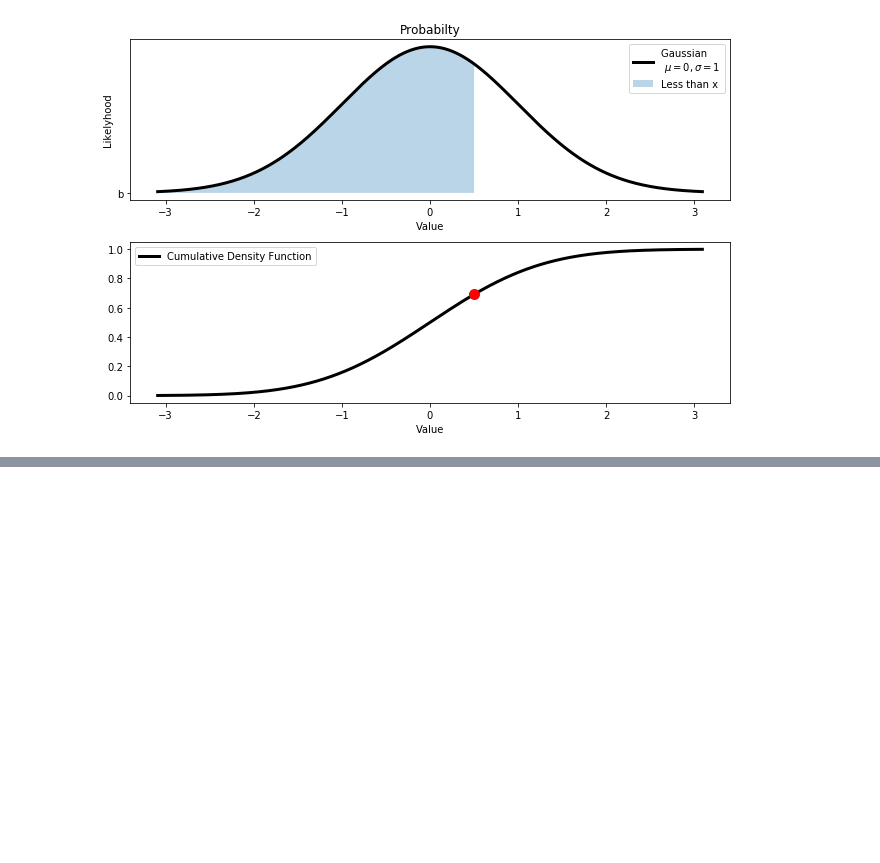
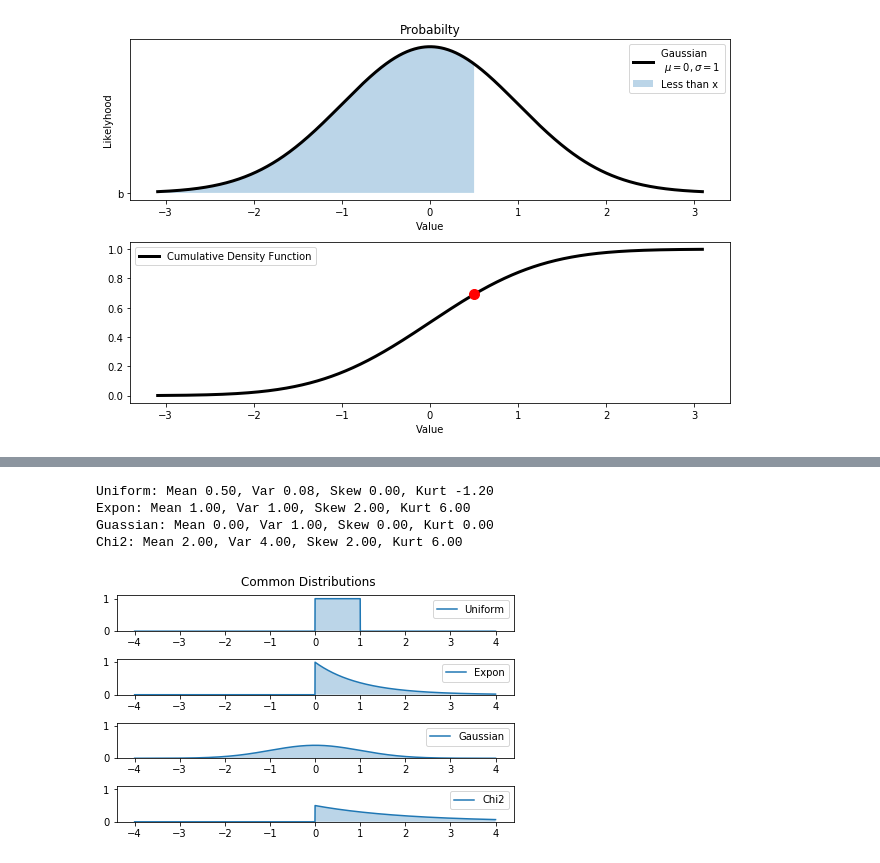
Before and after one commit to TheWylieStCoyote/Introduction_to_Signal_Processing_GRCon21, a Jupyter notebook: notebooks/Section_1_figures.ipynb, the cells around one changed output, grey strips where cells are left out. Cells and saved outputs as stored; diff of their text form; code cells hidden in the pictures; blank space fills up the shorter version.

```diff
--- a/notebooks/Section_1_figures.ipynb
+++ b/notebooks/Section_1_figures.ipynb
@@ -224,0 +204,52 @@ plt.show()
+# %%
+from scipy import stats
+import numpy
+from matplotlib import pyplot as plt
+
+print('Uniform: Mean %.2f, Var %.2f, Skew %.2f, Kurt %0.2f'
+      %stats.uniform.stats(moments='mvsk'))
+print('Expon: Mean %.2f, Var %.2f, Skew %.2f, Kurt %0.2f'
+      %stats.expon.stats(moments='mvsk'))
+print('Guassian: Mean %.2f, Var %.2f, Skew %.2f, Kurt %0.2f'
+      %stats.norm.stats(moments='mvsk'))
+print('Chi2: Mean %.2f, Var %.2f, Skew %.2f, Kurt %0.2f'
+      %stats.chi2.stats(2, moments='mvsk'))
+
+fig, ax = plt.subplots(4, 1)
+x = numpy.linspace(-4, 4, 3001)
+
+p_x = stats.uniform.pdf(x)
+ax[0].plot(x, p_x, label='Uniform')
+ax[0].set_ylim((0, 1.1))
+ax[0].legend()
+ax[0].fill_between(x, p_x,alpha=0.3)
+
+
+p_x = stats.expon.pdf(x)
+ax[1].plot(x, p_x, label='Expon')
+ax[1].set_ylim((0, 1.1))
+ax[1].legend()
+ax[1].fill_between(x, p_x, alpha=0.3)
+
+p_x = stats.norm.pdf(x)
+ax[2].plot(x, p_x, label='Gaussian')
+ax[2].set_ylim((0, 1.1))
+ax[2].legend()
+ax[2].fill_between(x, p_x, alpha=0.3)
+
+p_x = stats.chi2.pdf(x, 2)
+ax[3].plot(x, p_x, label='Chi2')
+ax[3].set_ylim((0, 1.1))
+ax[3].legend()
+ax[3].fill_between(x, p_x, alpha=0.3)
+
+fig.suptitle('Common Distributions\n\n')
+fig.tight_layout(rect=[0, 0.03, 1, 0.95])
+plt.savefig('common_distributions.png', dpi=300)
+plt.show()
+# %% [output]
+Uniform: Mean 0.50, Var 0.08, Skew 0.00, Kurt -1.20
+Expon: Mean 1.00, Var 1.00, Skew 2.00, Kurt 6.00
+Guassian: Mean 0.00, Var 1.00, Skew 0.00, Kurt 0.00
+Chi2: Mean 2.00, Var 4.00, Skew 2.00, Kurt 6.00
+[figure, added]
```
Also changed, not shown: parts of 26 cells of this notebook, 15 other files.
